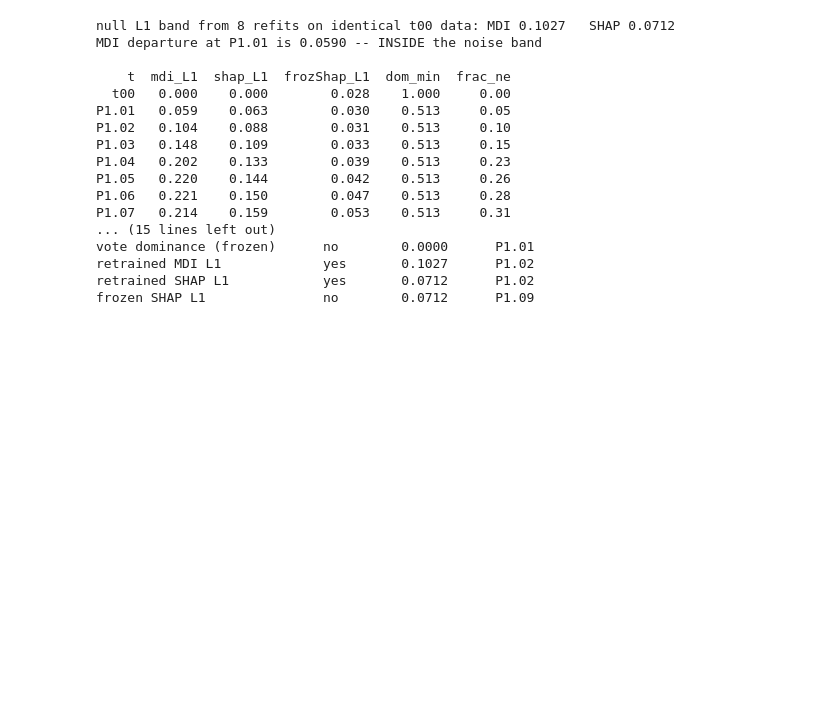
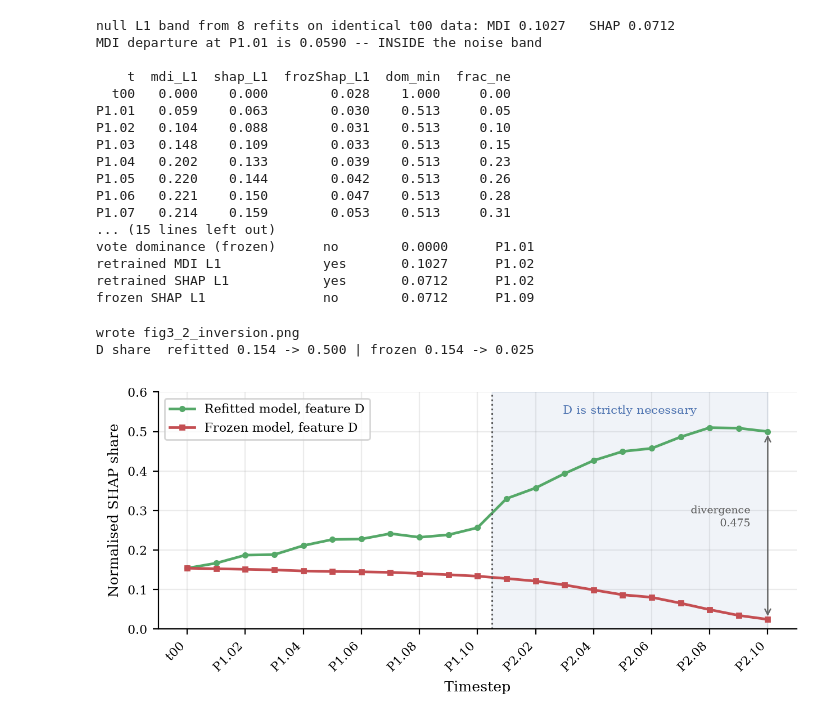
Before and after one commit to shreyuu/UoN-Business-Analytics, a Jupyter notebook: Dissertation/scripts/xor-validate.ipynb, the cells around one changed output. Saved outputs shown, nothing was run; the diff lists cells and outputs as text; code cells hidden in the pictures; blank space fills up the shorter version.

```diff
--- a/Dissertation/scripts/xor-validate.ipynb
+++ b/Dissertation/scripts/xor-validate.ipynb
@@ -505,3 +505,49 @@ vote dominance (frozen)      no        0.0000      P1.01
 retrained MDI L1             yes       0.1027      P1.02
 retrained SHAP L1            yes       0.0712      P1.02
 frozen SHAP L1               no        0.0712      P1.09
+# %%
+import matplotlib.pyplot as plt
+
+plt.rcParams.update({
+    "figure.dpi": 200, "savefig.dpi": 200,
+    "font.family": "serif", "font.size": 9,
+    "axes.titlesize": 10, "axes.labelsize": 9,
+    "xtick.labelsize": 8, "ytick.labelsize": 8, "legend.fontsize": 8,
+    "axes.grid": True, "grid.alpha": 0.25, "axes.axisbelow": True,
+})
+CB = ["#4C72B0", "#DD8452", "#55A868", "#C44E52", "#8172B3"]
+
+T  = dep["t"].tolist()
+xs = np.arange(len(T))
+P2 = T.index("P2.01") - 0.5          # phase boundary, drawn on every figure
+
+def style(ax, every=2):
+    ax.set_xticks(xs[::every]); ax.set_xticklabels(T[::every], rotation=45, ha="right")
+    ax.axvline(P2, color="0.35", ls=":", lw=1.1)
+    ax.set_xlabel("Timestep")
+    ax.spines["top"].set_visible(False); ax.spines["right"].set_visible(False)
+
+def save(fig, name):
+    fig.tight_layout(); fig.savefig(name, bbox_inches="tight"); print("wrote", name)
+# %%
+fig, ax = plt.subplots(figsize=(6.4, 3.0))
+ax.plot(xs, sh["retr_D"], "o-", color=CB[2], ms=3, lw=1.7, label="Refitted model, feature D")
+ax.plot(xs, sh["froz_D"], "s-", color=CB[3], ms=3, lw=1.7, label="Frozen model, feature D")
+ax.axvspan(P2, xs[-1], color=CB[0], alpha=0.08)
+ax.text((P2 + xs[-1]) / 2, 0.545, "D is strictly necessary", fontsize=7.5,
+        ha="center", color=CB[0])
+
+gap = sh["retr_D"].iloc[-1] - sh["froz_D"].iloc[-1]
+ax.annotate("", xy=(xs[-1], sh["retr_D"].iloc[-1]), xytext=(xs[-1], sh["froz_D"].iloc[-1]),
+            arrowprops=dict(arrowstyle="<->", color="0.4", lw=0.9))
+ax.text(xs[-1] - 0.6, 0.26, f"divergence\n{gap:.3f}", fontsize=7, ha="right", color="0.35")
+
+ax.set_ylabel("Normalised SHAP share"); ax.set_ylim(0, 0.60)
+ax.legend(loc="upper left"); style(ax)
+save(fig, "fig3_2_inversion.png")
+print(f"D share  refitted {sh['retr_D'].iloc[0]:.3f} -> {sh['retr_D'].iloc[-1]:.3f}"
+      f" | frozen {sh['froz_D'].iloc[0]:.3f} -> {sh['froz_D'].iloc[-1]:.3f}")
+# %% [output]
+wrote fig3_2_inversion.png
+D share  refitted 0.154 -> 0.500 | frozen 0.154 -> 0.025
+[figure, added]
```
Also changed, not shown: parts of 3 cells of this notebook, 8 other files.
